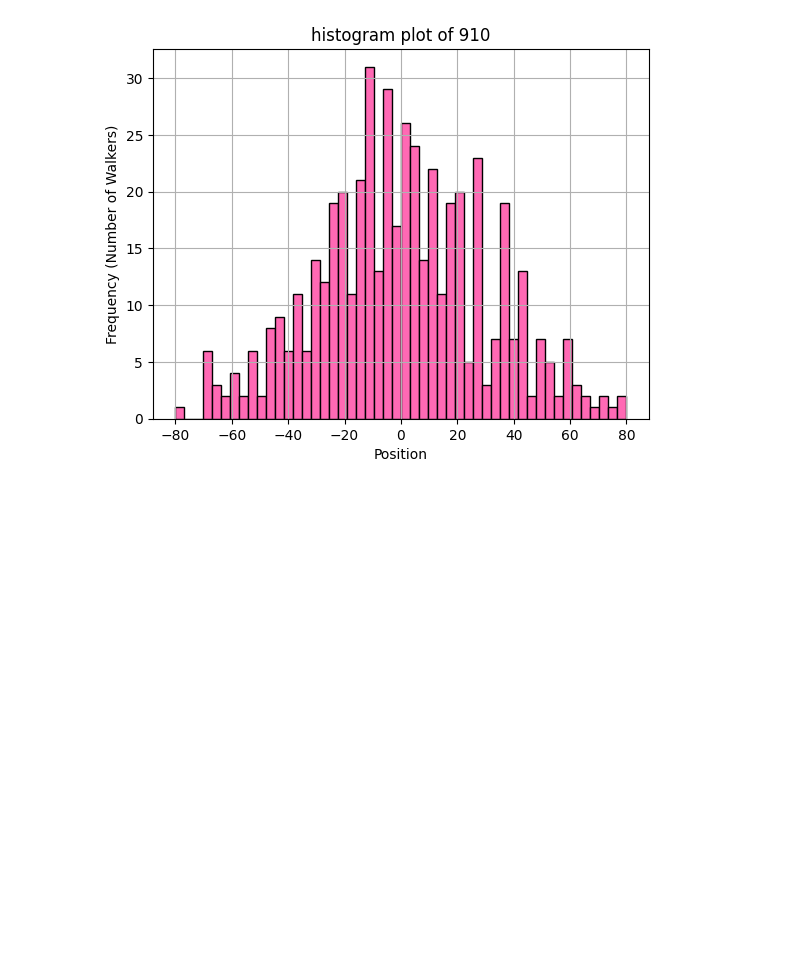
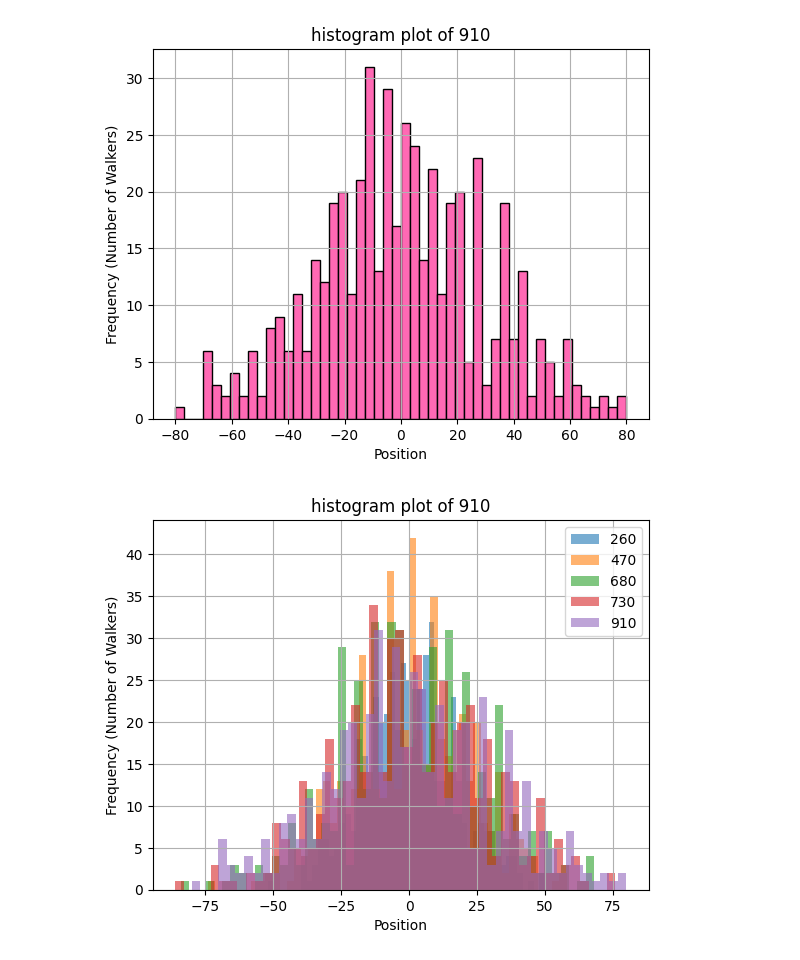
Before and after one commit to PX2145-2025/week-7-b-Billingham-Leila, a Jupyter notebook: Random_walk.ipynb, the cells around one changed output. Drawn from its saved outputs; the diff is of its cells as text; code cells hidden in the pictures; blank space fills up the shorter version.

```diff
--- a/Random_walk.ipynb
+++ b/Random_walk.ipynb
@@ -286,3 +286,22 @@ for step_number in intermediate_steps:
 [figure]
 [figure]
 [figure]
+# %%
+# plotting all the histograms on one graph
+
+intermediate_steps = [260, 470, 680, 730, 910]
+
+for step_number in intermediate_steps:
+  positions_at_step = particles_500[step_number, :]
+
+  plt.hist(positions_at_step, bins=50, alpha = 0.6)
+  plt.xlabel('Position')
+  plt.ylabel('Frequency (Number of Walkers)')
+  plt.title(f'histogram plot of {step_number}')
+  plt.grid()
+  plt.savefig(f'histogram_step_{step_number}.png')
+  plt.legend(intermediate_steps)
+
+plt.show()
+# %% [output]
+[figure, added]
```
